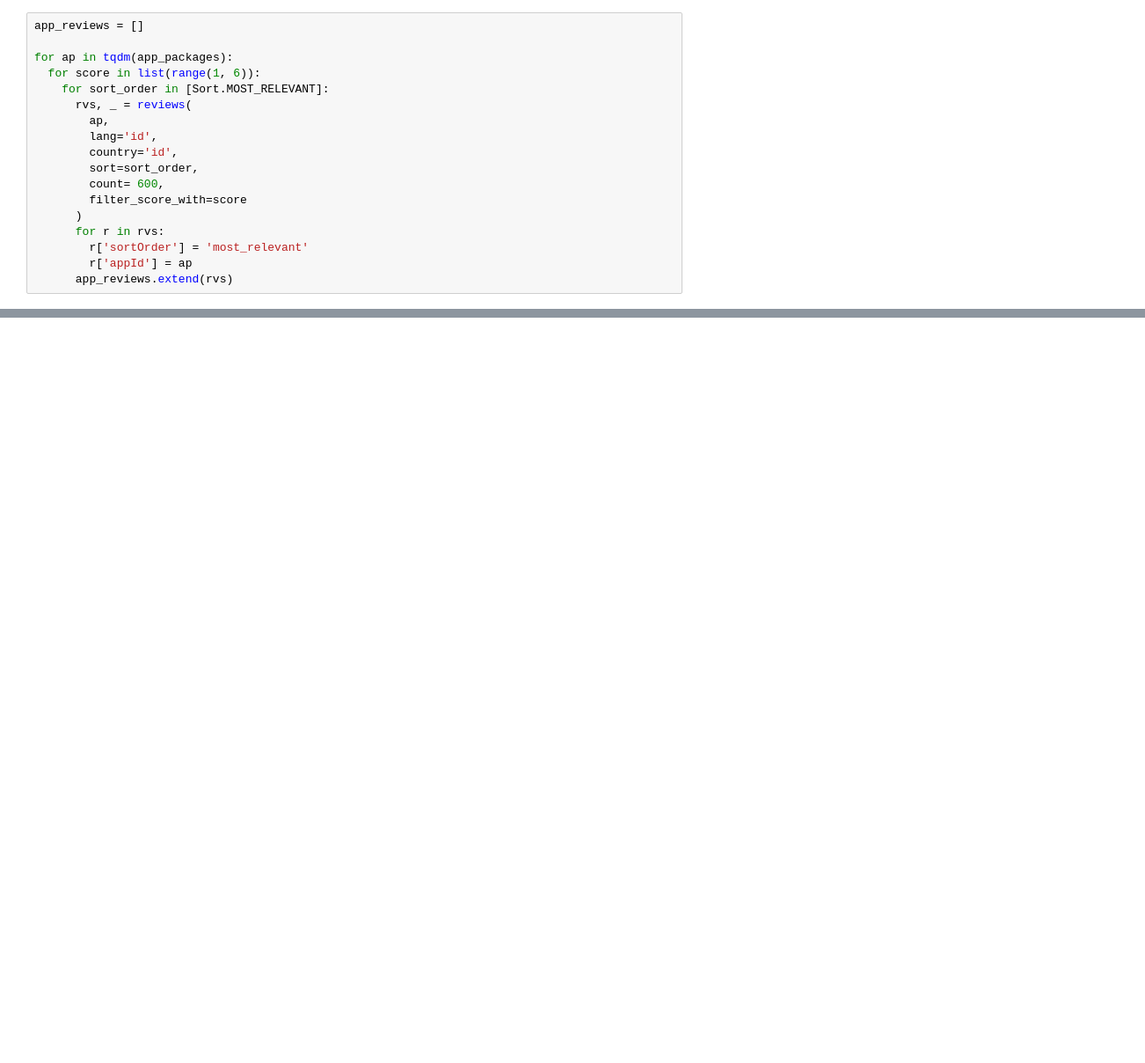
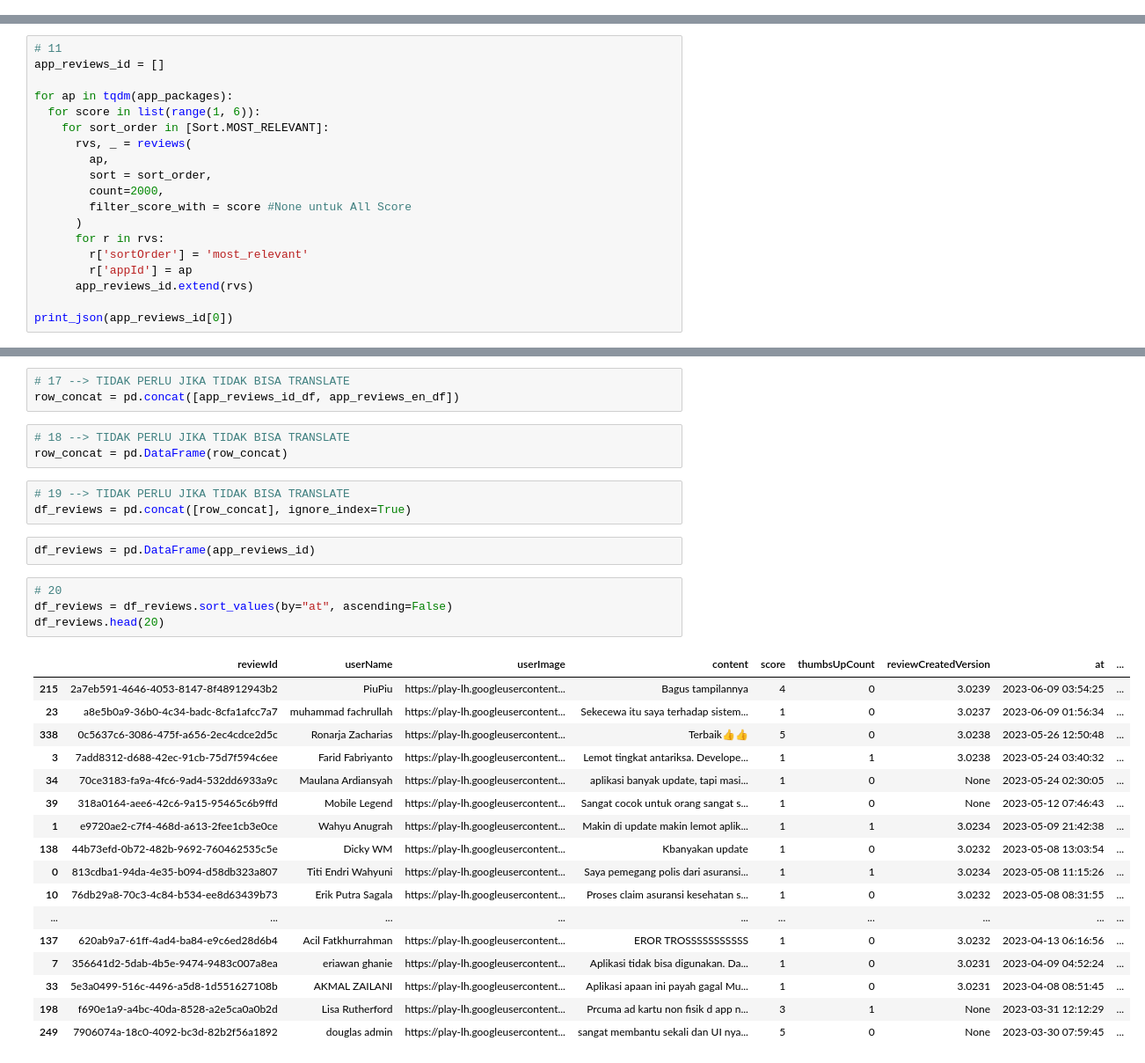
Before and after one commit to AngelitaPrettyciaHarefa/AngelitaPrettyciaHarefa.github.io, a Jupyter notebook: 1_Scraping_Data.ipynb, the cells around one changed output, grey strips where cells are left out. Shown: that part at 88% size. Saved outputs shown, nothing was run; the diff lists cells and outputs as text; blank space fills up the shorter version.

```diff
--- a/1_Scraping_Data.ipynb
+++ b/1_Scraping_Data.ipynb
@@ -64,18 +2,0 @@ GET APP REVIEWS
-# %%
-app_reviews = []
-
-for ap in tqdm(app_packages):
-  for score in list(range(1, 6)):
-    for sort_order in [Sort.MOST_RELEVANT]:
-      rvs, _ = reviews(
-        ap,
-        lang='id',
-        country='id',
-        sort=sort_order,
-        count= 600,
-        filter_score_with=score
-      )
-      for r in rvs:
-        r['sortOrder'] = 'most_relevant'
-        r['appId'] = ap
-      app_reviews.extend(rvs)
@@ -96,0 +127,19 @@ DAPAT 479 DATA DENGAN LANG = ID DAN COUNTRY = ID
+# %%
+# 11
+app_reviews_id = []
+
+for ap in tqdm(app_packages):
+  for score in list(range(1, 6)):
+    for sort_order in [Sort.MOST_RELEVANT]:
+      rvs, _ = reviews(
+        ap,
+        sort = sort_order,
+        count=2000,
+        filter_score_with = score #None untuk All Score
+      )
+      for r in rvs:
+        r['sortOrder'] = 'most_relevant'
+        r['appId'] = ap
+      app_reviews_id.extend(rvs)
+
+print_json(app_reviews_id[0])
@@ -96,0 +206,33 @@ DAPAT 479 DATA DENGAN LANG = ID DAN COUNTRY = ID
+# %%
+# 17 --> TIDAK PERLU JIKA TIDAK BISA TRANSLATE
+row_concat = pd.concat([app_reviews_id_df, app_reviews_en_df])
+# %%
+# 18 --> TIDAK PERLU JIKA TIDAK BISA TRANSLATE
+row_concat = pd.DataFrame(row_concat)
+# %%
+# 19 --> TIDAK PERLU JIKA TIDAK BISA TRANSLATE
+df_reviews = pd.concat([row_concat], ignore_index=True)
+# %%
+df_reviews = pd.DataFrame(app_reviews_id)
+# %%
+# 20
+df_reviews = df_reviews.sort_values(by="at", ascending=False)
+df_reviews.head(20)
+# %% [output]
+|  | reviewId | userName | userImage | content | score | thumbsUpCount | reviewCreatedVersion | at | ... |
+| 215 | 2a7eb591-4646-4053-8147-8f48912943b2 | PiuPiu | https://play-lh.googleusercontent... | Bagus tampilannya | 4 | 0 | 3.0239 | 2023-06-09 03:54:25 | ... |
+| 23 | a8e5b0a9-36b0-4c34-badc-8cfa1afcc7a7 | muhammad fachrullah | https://play-lh.googleusercontent... | Sekecewa itu saya terhadap sistem... | 1 | 0 | 3.0237 | 2023-06-09 01:56:34 | ... |
+| 338 | 0c5637c6-3086-475f-a656-2ec4cdce2d5c | Ronarja Zacharias | https://play-lh.googleusercontent... | Terbaik👍👍 | 5 | 0 | 3.0238 | 2023-05-26 12:50:48 | ... |
+| 3 | 7add8312-d688-42ec-91cb-75d7f594c6ee | Farid Fabriyanto | https://play-lh.googleusercontent... | Lemot tingkat antariksa. Develope... | 1 | 1 | 3.0238 | 2023-05-24 03:40:32 | ... |
+| 34 | 70ce3183-fa9a-4fc6-9ad4-532dd6933a9c | Maulana Ardiansyah | https://play-lh.googleusercontent... | aplikasi banyak update, tapi masi... | 1 | 0 | None | 2023-05-24 02:30:05 | ... |
+| 39 | 318a0164-aee6-42c6-9a15-95465c6b9ffd | Mobile Legend | https://play-lh.googleusercontent... | Sangat cocok untuk orang sangat s... | 1 | 0 | None | 2023-05-12 07:46:43 | ... |
+| 1 | e9720ae2-c7f4-468d-a613-2fee1cb3e0ce | Wahyu Anugrah | https://play-lh.googleusercontent... | Makin di update makin lemot aplik... | 1 | 1 | 3.0234 | 2023-05-09 21:42:38 | ... |
+| 138 | 44b73efd-0b72-482b-9692-760462535c5e | Dicky WM | https://play-lh.googleusercontent... | Kbanyakan update | 1 | 0 | 3.0232 | 2023-05-08 13:03:54 | ... |
+| 0 | 813cdba1-94da-4e35-b094-d58db323a807 | Titi Endri Wahyuni | https://play-lh.googleusercontent... | Saya pemegang polis dari asuransi... | 1 | 1 | 3.0234 | 2023-05-08 11:15:26 | ... |
+| 10 | 76db29a8-70c3-4c84-b534-ee8d63439b73 | Erik Putra Sagala | https://play-lh.googleusercontent... | Proses claim asuransi kesehatan s... | 1 | 0 | 3.0232 | 2023-05-08 08:31:55 | ... |
+| ... | ... | ... | ... | ... | ... | ... | ... | ... | ... |
+| 137 | 620ab9a7-61ff-4ad4-ba84-e9c6ed28d6b4 | Acil Fatkhurrahman | https://play-lh.googleusercontent... | EROR TROSSSSSSSSSSS | 1 | 0 | 3.0232 | 2023-04-13 06:16:56 | ... |
+| 7 | 356641d2-5dab-4b5e-9474-9483c007a8ea | eriawan ghanie | https://play-lh.googleusercontent... | Aplikasi tidak bisa digunakan. Da... | 1 | 0 | 3.0231 | 2023-04-09 04:52:24 | ... |
+| 33 | 5e3a0499-516c-4496-a5d8-1d551627108b | AKMAL ZAILANI | https://play-lh.googleusercontent... | Aplikasi apaan ini payah gagal Mu... | 1 | 0 | 3.0231 | 2023-04-08 08:51:45 | ... |
+| 198 | f690e1a9-a4bc-40da-8528-a2e5ca0a0b2d | Lisa Rutherford | https://play-lh.googleusercontent... | Prcuma ad kartu non fisik d app n... | 3 | 1 | None | 2023-03-31 12:12:29 | ... |
+| 249 | 7906074a-18c0-4092-bc3d-82b2f56a1892 | douglas admin | https://play-lh.googleusercontent... | sangat membantu sekali dan UI nya... | 5 | 0 | None | 2023-03-30 07:59:45 | ... |
```
Also changed, not shown: parts of 41 cells of this notebook.
